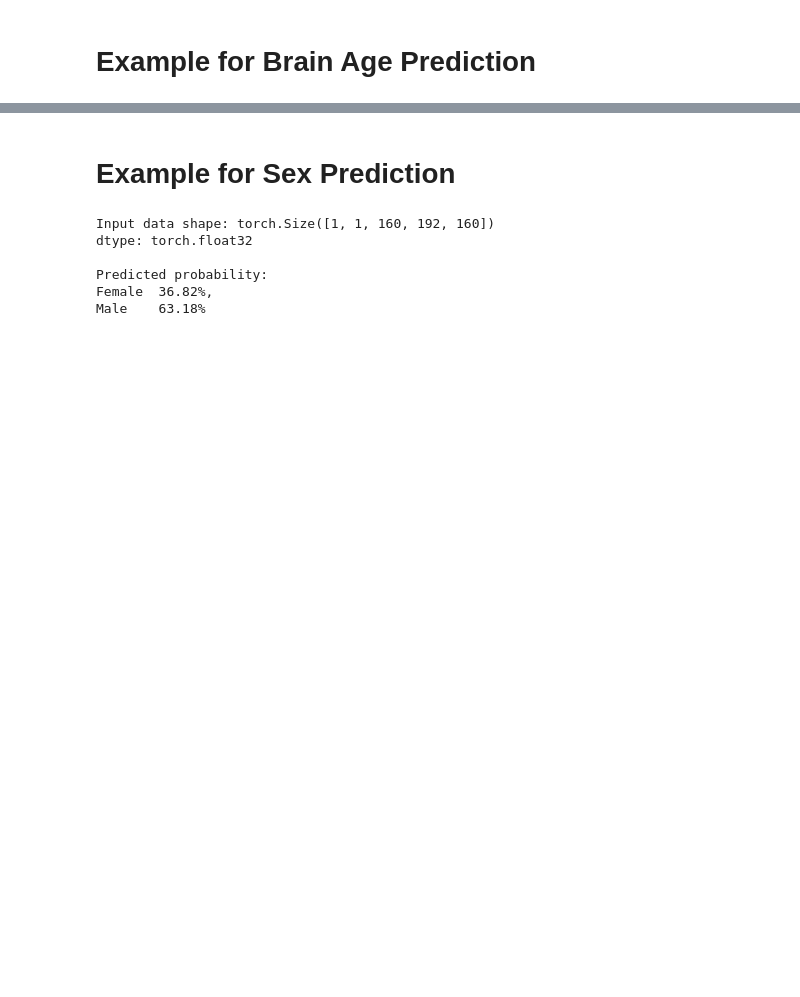
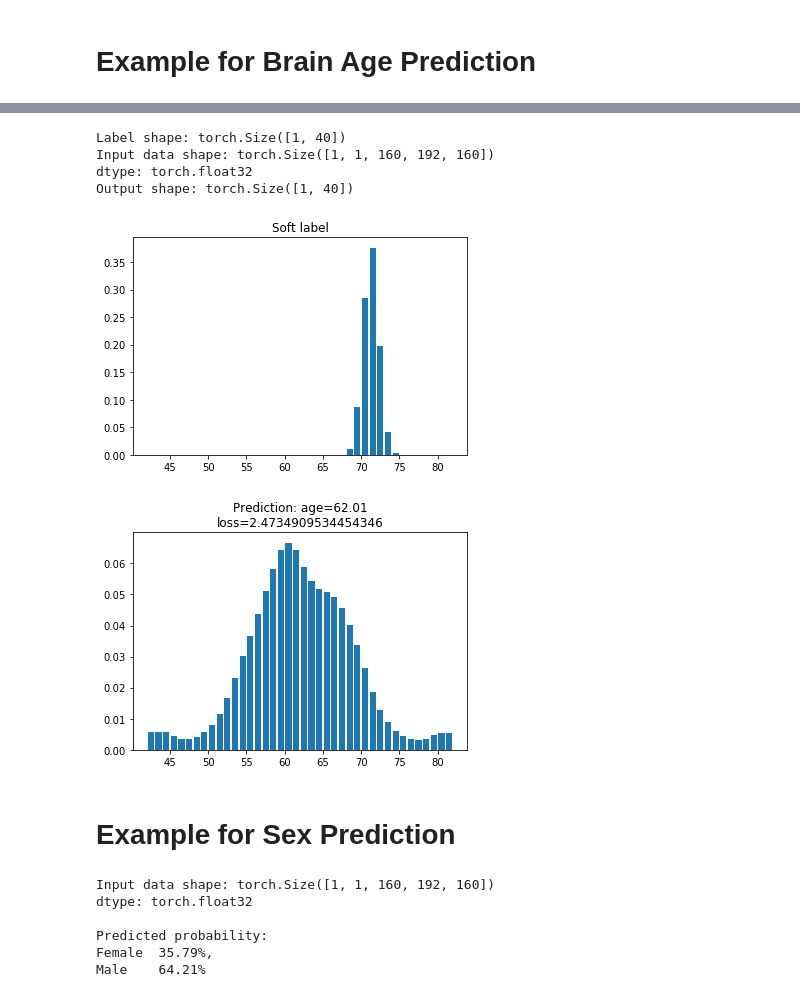
Before and after one commit to ha-ha-ha-han/UKBiobank_deep_pretrain, a Jupyter notebook: examples.ipynb, the cells around one changed output, grey strips where cells are left out. Cells and saved outputs as stored; diff of their text form; code cells hidden in the pictures; blank space fills up the shorter version.

Commit message:
Update CPU example

```diff
--- a/examples.ipynb
+++ b/examples.ipynb
@@ -72,3 +77,63 @@ Output shape: torch.Size([1, 40])
+# %%
+# Example
+model = SFCN()
+model = torch.nn.DataParallel(model)
+fp_ = './brain_age/run_20190719_00_epoch_best_mae.p'
+model.load_state_dict(torch.load(fp_))
+
+# Example data: some random brain in the MNI152 1mm std space
+data = np.random.rand(182, 218, 182)
+label = np.array([71.3,]) # Assuming the random subject is 71.3-year-old.
+
+# Transforming the age to soft label (probability distribution)
+bin_range = [42,82]
+bin_step = 1
+sigma = 1
+y, bc = dpu.num2vect(label, bin_range, bin_step, sigma)
+y = torch.tensor(y, dtype=torch.float32)
+print(f'Label shape: {y.shape}')
+
+# Preprocessing
+data = data/data.mean()
+data = dpu.crop_center(data, (160, 192, 160))
+
+# Move the data from numpy to torch tensor on GPU
+sp = (1,1)+data.shape
+data = data.reshape(sp)
+input_data = torch.tensor(data, dtype=torch.float32)
+print(f'Input data shape: {input_data.shape}')
+print(f'dtype: {input_data.dtype}')
+
+# Evaluation
+model.eval() # Don't forget this. BatchNorm will be affected if not in eval mode.
+with torch.no_grad():
+    output = model.module(input_data)
+
+# Output, loss, visualisation
+x = output[0].reshape([1, -1])
+print(f'Output shape: {x.shape}')
+loss = dpl.my_KLDivLoss(x, y).numpy()
+
+# Prediction, Visualisation and Summary
+x = x.numpy().reshape(-1)
+y = y.numpy().reshape(-1)
+
+plt.bar(bc, y)
+plt.title('Soft label')
+plt.show()
+
+prob = np.exp(x)
+pred = prob@bc
+plt.bar(bc, prob)
+plt.title(f'Prediction: age={pred:.2f}\nloss={loss}')
+plt.show()
+# %% [output]
+Label shape: torch.Size([1, 40])
+Input data shape: torch.Size([1, 1, 160, 192, 160])
+dtype: torch.float32
+Output shape: torch.Size([1, 40])
+[figure, added]
+[figure, added]
 # %% [markdown]
 # Example for Sex Prediction
 # %%
@@ -112,5 +177,5 @@ Input data shape: torch.Size([1, 1, 160, 192, 160])
 dtype: torch.float32
 
 Predicted probability:
-Female  36.82%,
-Male    63.18%
+Female  35.79%,
+Male    64.21%
```
Also changed, not shown: parts of 2 cells of this notebook.
